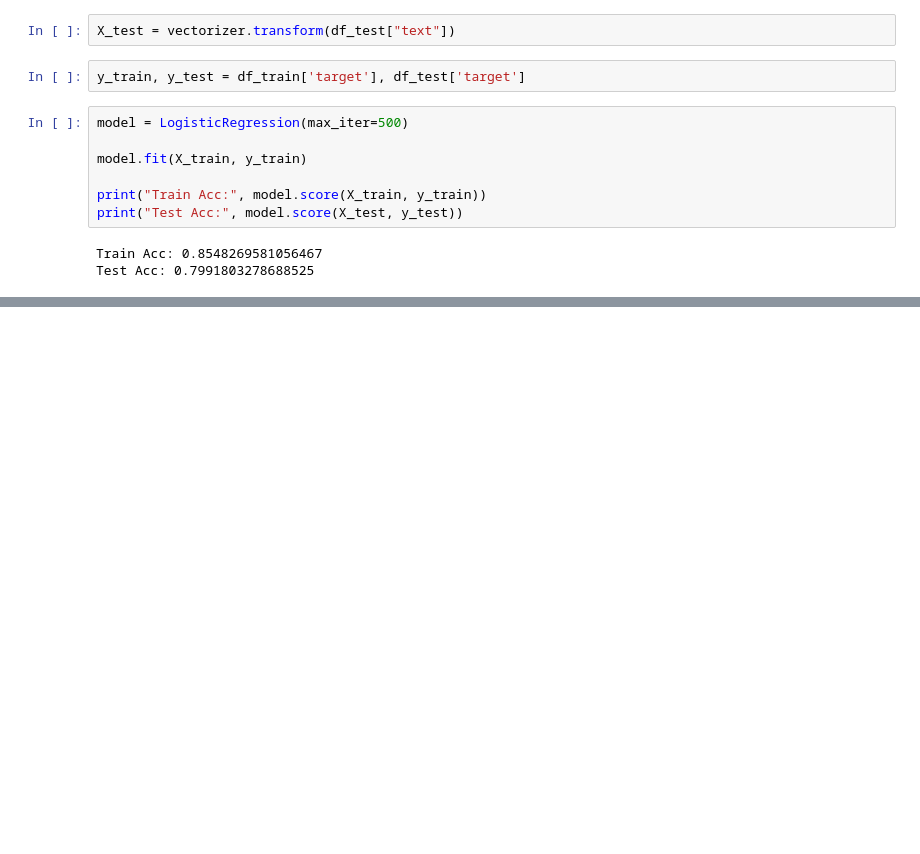
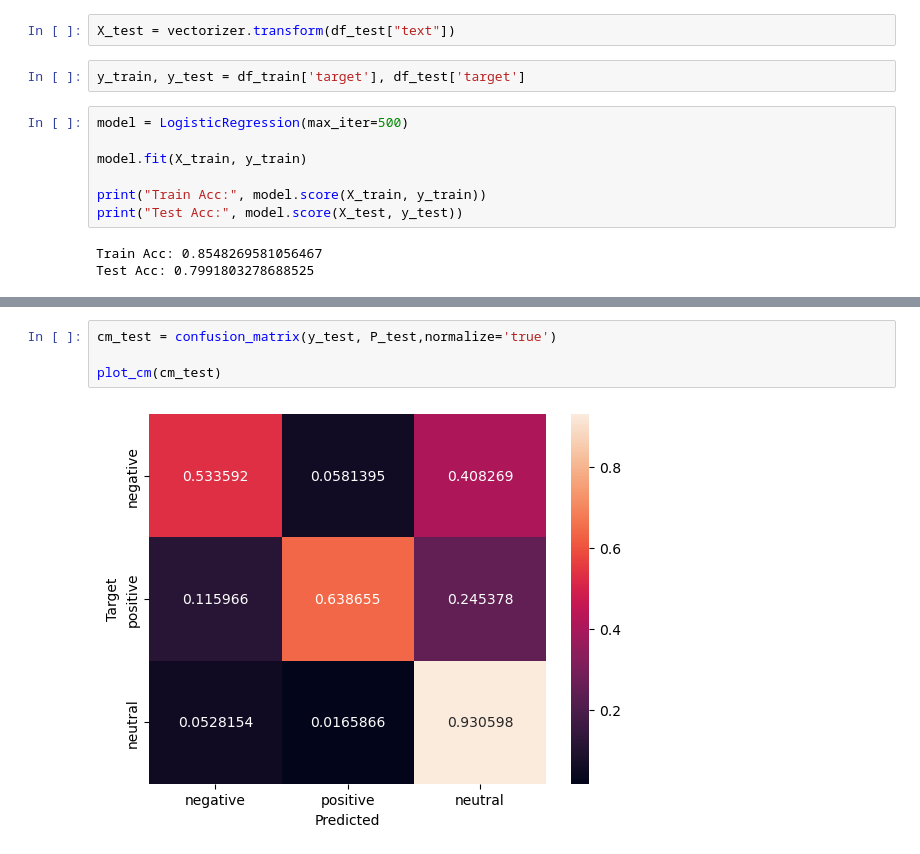
Before and after one commit to MaukanMir/NLP-Course-Docs-, a Jupyter notebook: airline-sentiment.ipynb, the cells around one changed output, grey strips where cells are left out. Cells and saved outputs as stored; diff of their text form; blank space fills up the shorter version.

```diff
--- a/airline-sentiment.ipynb
+++ b/airline-sentiment.ipynb
@@ -155,0 +187,6 @@ Test Acc: 0.7991803278688525
+# %%
+cm_test = confusion_matrix(y_test, P_test,normalize='true')
+
+plot_cm(cm_test)
+# %% [output]
+[figure, added]
```
Also changed, not shown: parts of 4 cells of this notebook.
